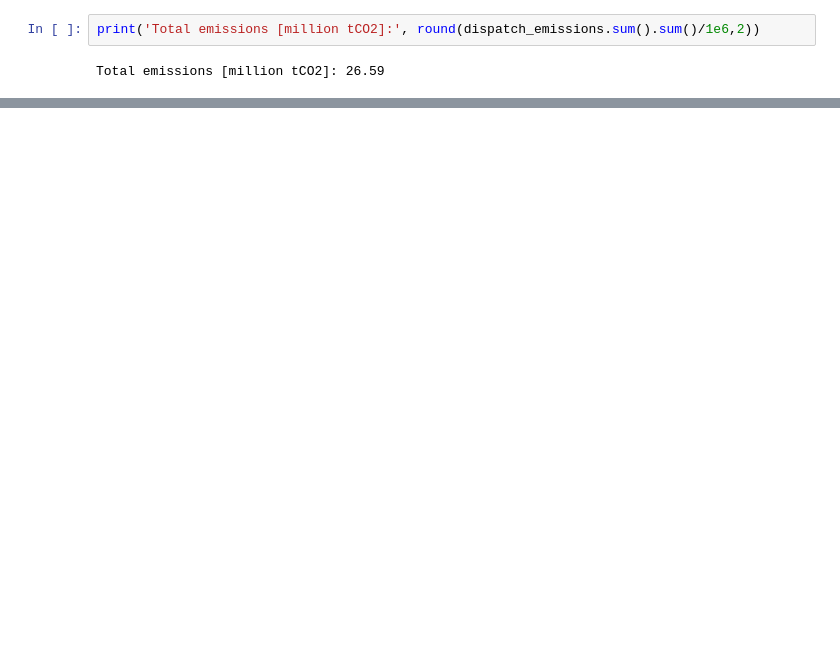
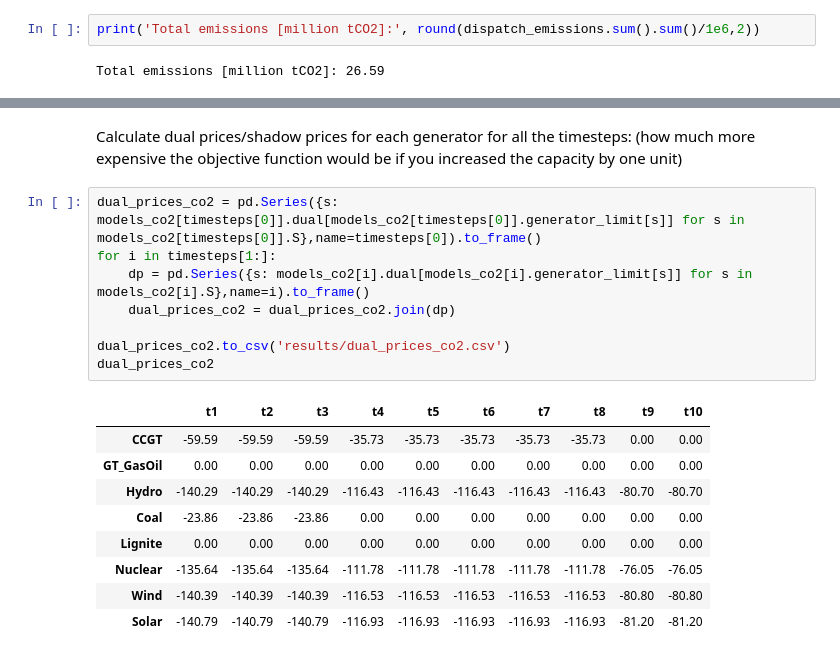
Before and after one commit to dh8sn8/Power-Plant-Dispatch, a Jupyter notebook: group_project.ipynb, the cells around one changed output, grey strips where cells are left out. Saved outputs shown, nothing was run; the diff lists cells and outputs as text; blank space fills up the shorter version.

```diff
--- a/group_project.ipynb
+++ b/group_project.ipynb
@@ -470,0 +519,20 @@ m.pprint()
+# %% [markdown]
+Calculate dual prices/shadow prices for each generator for all the timesteps: (how much more expensive the objective function would be if you increased the capacity by one unit)
+# %%
+dual_prices_co2 = pd.Series({s: models_co2[timesteps[0]].dual[models_co2[timesteps[0]].generator_limit[s]] for s in models_co2[timesteps[0]].S},name=timesteps[0]).to_frame()
+for i in timesteps[1:]:
+    dp = pd.Series({s: models_co2[i].dual[models_co2[i].generator_limit[s]] for s in models_co2[i].S},name=i).to_frame()
+    dual_prices_co2 = dual_prices_co2.join(dp)
+
+dual_prices_co2.to_csv('results/dual_prices_co2.csv')
+dual_prices_co2
+# %% [output]
+|  | t1 | t2 | t3 | t4 | t5 | t6 | t7 | t8 | t9 | t10 |
+| CCGT | -59.59 | -59.59 | -59.59 | -35.73 | -35.73 | -35.73 | -35.73 | -35.73 | 0.00 | 0.00 |
+| GT_GasOil | 0.00 | 0.00 | 0.00 | 0.00 | 0.00 | 0.00 | 0.00 | 0.00 | 0.00 | 0.00 |
+| Hydro | -140.29 | -140.29 | -140.29 | -116.43 | -116.43 | -116.43 | -116.43 | -116.43 | -80.70 | -80.70 |
+| Coal | -23.86 | -23.86 | -23.86 | 0.00 | 0.00 | 0.00 | 0.00 | 0.00 | 0.00 | 0.00 |
+| Lignite | 0.00 | 0.00 | 0.00 | 0.00 | 0.00 | 0.00 | 0.00 | 0.00 | 0.00 | 0.00 |
+| Nuclear | -135.64 | -135.64 | -135.64 | -111.78 | -111.78 | -111.78 | -111.78 | -111.78 | -76.05 | -76.05 |
+| Wind | -140.39 | -140.39 | -140.39 | -116.53 | -116.53 | -116.53 | -116.53 | -116.53 | -80.80 | -80.80 |
+| Solar | -140.79 | -140.79 | -140.79 | -116.93 | -116.93 | -116.93 | -116.93 | -116.93 | -81.20 | -81.20 |
```
Also changed, not shown: parts of 70 cells of this notebook.
